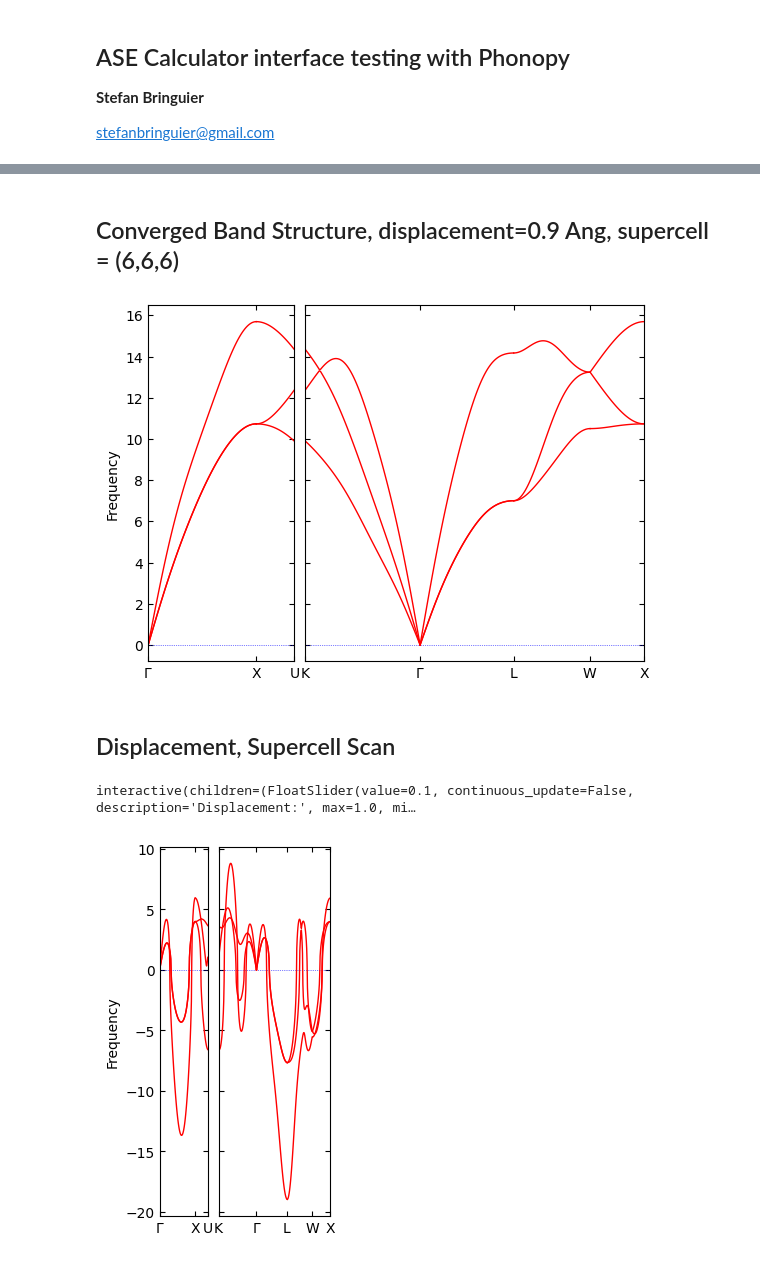
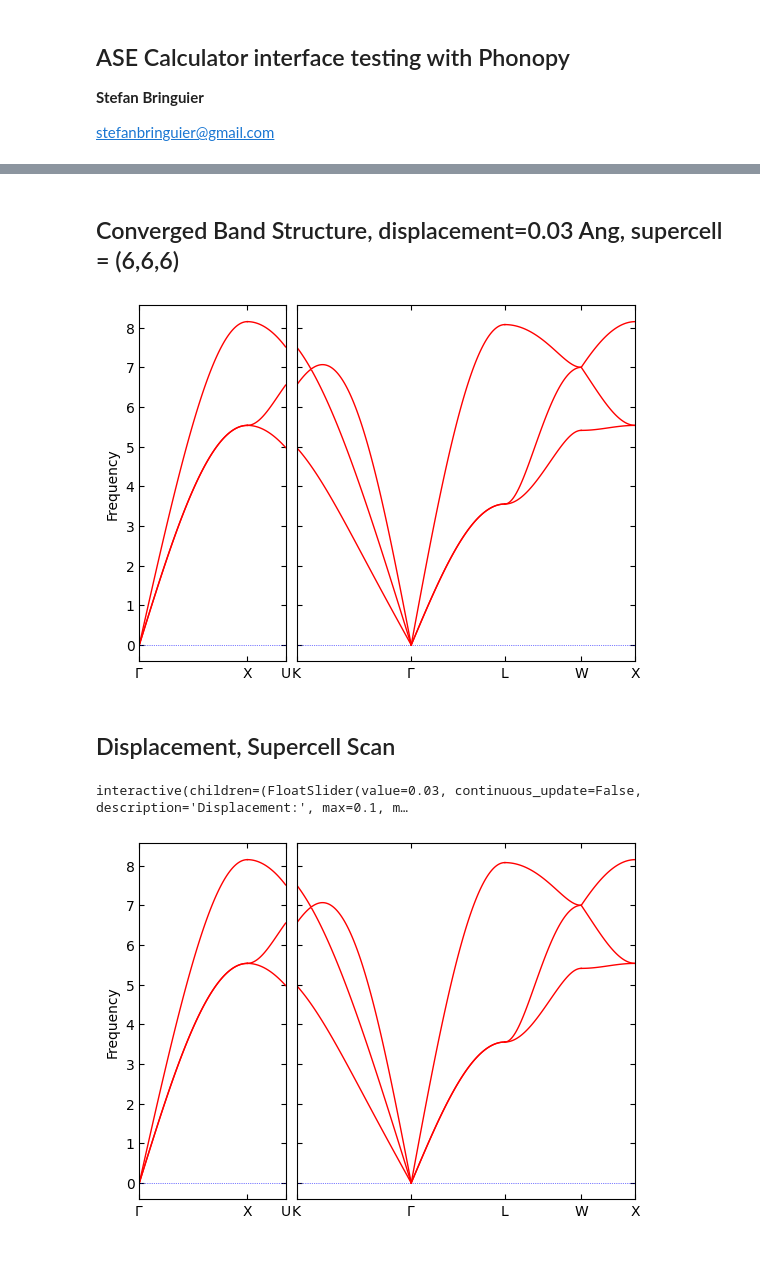
Before and after one commit to stefanbringuier/randomonium, a Jupyter notebook: notebooks/ASE_Phonopy_Testing.ipynb, the cells around one changed output, grey strips where cells are left out. Drawn from its saved outputs; the diff is of its cells as text; code cells hidden in the pictures.

```diff
--- a/notebooks/ASE_Phonopy_Testing.ipynb
+++ b/notebooks/ASE_Phonopy_Testing.ipynb
@@ -41,7 +78,7 @@ phnpy_struct = PhonopyAtoms(
     masses=structure.get_masses(),
     )
 # %%
-def calculate_plot_phonons(d=0.9,n=6):
+def calculate_plot_phonons(d=0.03,n=6):
     phonons = Phonopy(
         phnpy_struct,
         supercell_matrix=[[n, 0, 0],
@@ -66,11 +103,11 @@ def calculate_plot_phonons(d=0.9,n=6):
     phonons.produce_force_constants()
     phonons.auto_band_structure(npoints=100, plot=True, write_yaml=True)
 # %% [markdown]
-## Converged Band Structure, displacement=0.9 Ang, supercell = (6,6,6)
+## Converged Band Structure, displacement=0.03 Ang, supercell = (6,6,6)
 # %%
 calculate_plot_phonons()
 # %% [output]
-[figure, old version]
+[figure, new version]
 # %% [markdown]
 ## Displacement, Supercell Scan
 # %%
@@ -79,25 +116,25 @@ from IPython.display import display
 # %%
 # Create a slider widget for displacement
 displacement_slider = widgets.FloatSlider(
-    value=0.1,
+    value=0.03,
     min=0.01,
-    max=1.0,
-    step=0.25,
+    max=0.1,
+    step=0.01,
     description='Displacement:',
     continuous_update=False
 )
 supercell_slider = widgets.IntSlider(
     value=6,
     min=2,
     max=10,
     step=1,
     description='n x n x n:',
     continuous_update=False
 )
 # Display the widget and output
 widgets.interactive(calculate_plot_phonons,
                     d=displacement_slider,
                     n=supercell_slider)
 # %% [output]
-interactive(children=(FloatSlider(value=0.1, continuous_update=False, description='Displacement:', max=1.0, mi…
+interactive(children=(FloatSlider(value=0.03, continuous_update=False, description='Displacement:', max=0.1, m…
-[figure, old version]
+[figure, new version]
```
Also changed, not shown: parts of 2 cells of this notebook.
